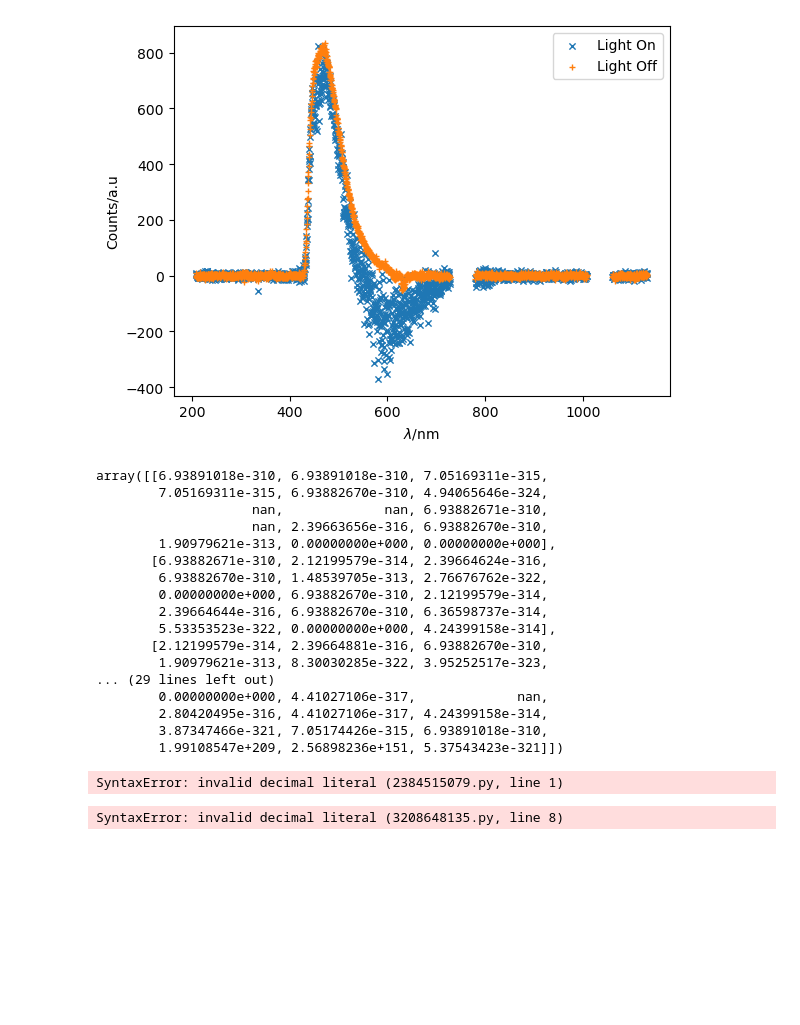
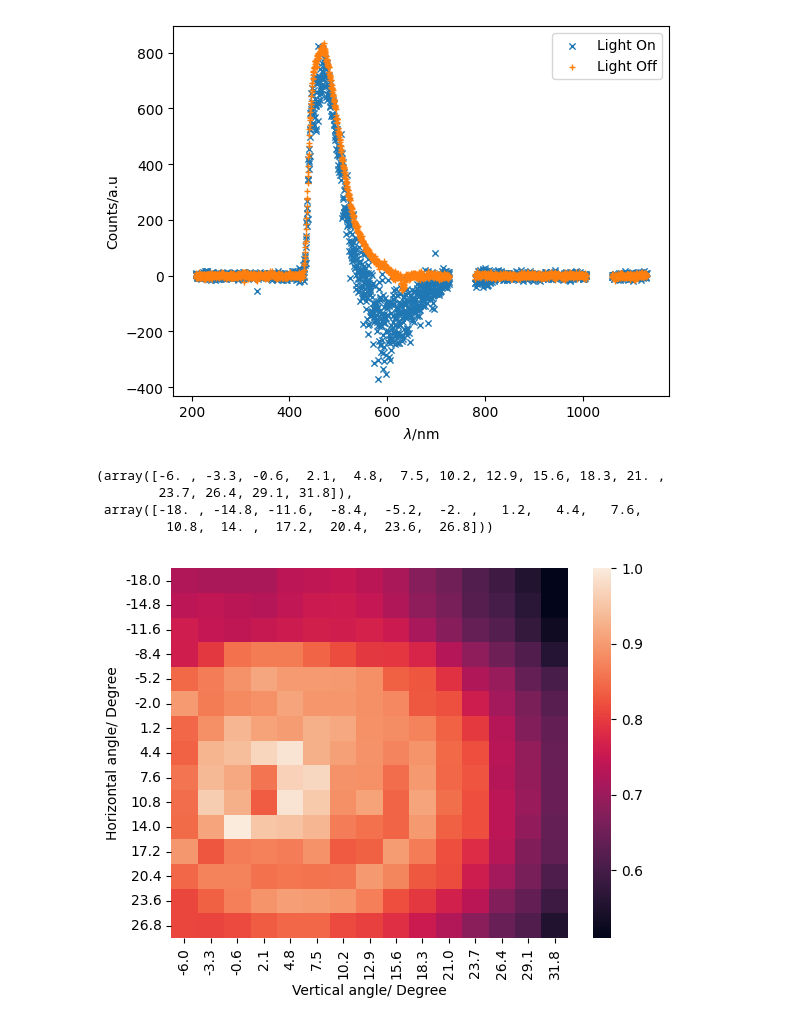
Before and after one commit to th3odor/TP_lab, a Jupyter notebook: reports/V_SciFi/aw.ipynb, the cells around one changed output. Cells and saved outputs as stored; diff of their text form; code cells hidden in the pictures; blank space fills up the shorter version.

```diff
--- a/reports/V_SciFi/aw.ipynb
+++ b/reports/V_SciFi/aw.ipynb
@@ -7,5 +8,6 @@ import csv
 # %%
 sim=[]
+N = 1200
 
-for i in range(1200):
-    sim.append(pd.read_csv(f'data_local/sim2/job_{i}.txt', sep="\t",encoding='iso-8859-1', on_bad_lines='skip',engine='python'))
+for i in range(N):
+    sim.append(pd.read_csv(f'data_local/sim2/job_{i}.txt', sep="\t",encoding='iso-8859-1', on_bad_lines='skip'))
@@ -37,38 +30,40 @@ plt.xlabel(r'$\lambda/$nm')
 plt.ylabel('Counts/a.u');
 # %% [output]
 [figure]
-# %%
-np.empty((9,15))
-# %% [output]
-array([[6.93891018e-310, 6.93891018e-310, 7.05169311e-315,
-        7.05169311e-315, 6.93882670e-310, 4.94065646e-324,
-                    nan,             nan, 6.93882671e-310,
-                    nan, 2.39663656e-316, 6.93882670e-310,
-        1.90979621e-313, 0.00000000e+000, 0.00000000e+000],
-       [6.93882671e-310, 2.12199579e-314, 2.39664624e-316,
-        6.93882670e-310, 1.48539705e-313, 2.76676762e-322,
-        0.00000000e+000, 6.93882670e-310, 2.12199579e-314,
-        2.39664644e-316, 6.93882670e-310, 6.36598737e-314,
-        5.53353523e-322, 0.00000000e+000, 4.24399158e-314],
-       [2.12199579e-314, 2.39664881e-316, 6.93882670e-310,
-        1.90979621e-313, 8.30030285e-322, 3.95252517e-323,
-... (29 lines left out)
-        0.00000000e+000, 4.41027106e-317,             nan,
-        2.80420495e-316, 4.41027106e-317, 4.24399158e-314,
-        3.87347466e-321, 7.05174426e-315, 6.93891018e-310,
-        1.99108547e+209, 2.56898236e+151, 5.37543423e-321]])
-# %%
-{:.2f}f"data_local/TheoCanRadial/Attenuation_h={0.0002}deg_v=-{0.0}deg_x=0mm.txt"
-# %% [output]
-SyntaxError: invalid decimal literal (2384515079.py, line 1)
-# %%
-radial = np.empty((9,15))
-for (i,h) in enumerate(np.linspace(-18,26.8,15)):
-    for (j,v) in enumerate(np.linspace(-6,31.8,15)):
-
-        try:
-            radial[i,j] = pd.read_csv(f"data_local/TheoCanRadial/Attenuation_h={h}deg_v=-{v}deg_x=0mm.txt")
-        except:
-            radial[i,j] = pd.read_csv({:.2f}f"data_local/TheoCanRadial/Attenuation_h={h}deg_v=-{v}deg_x=0mm.txt")
-# %% [output]
-SyntaxError: invalid decimal literal (3208648135.py, line 8)
+# %%
+np.linspace(-6,31.8,15), np.linspace(-18,26.8,15)
+# %% [output]
+(array([-6. , -3.3, -0.6,  2.1,  4.8,  7.5, 10.2, 12.9, 15.6, 18.3, 21. ,
+        23.7, 26.4, 29.1, 31.8]),
+ array([-18. , -14.8, -11.6,  -8.4,  -5.2,  -2. ,   1.2,   4.4,   7.6,
+         10.8,  14. ,  17.2,  20.4,  23.6,  26.8]))
+# %%
+radialC = np.empty((15,15))
+radialDC = np.empty((15,15))
+for (i,h) in enumerate(np.linspace(-18,26.8,15)):
+    for (j,v) in enumerate(np.linspace(-6,31.8,15)):
+        # print(i,j,"   ",h,v.round(1))
+        try:
+            radC_ = pd.read_csv(f"data_local/TheoCanRadial/Attenuation_h={h:.1f}deg_v={v:.1f}deg_x=0mm.txt",sep="\t")
+            radDC_ = pd.read_csv(f"data_local/TheoCanRadial/DarkCounts_h={h:.1f}deg_v={v:.1f}deg.txt",sep="\t")
+        except:
+            try:
+                radC_ = pd.read_csv(f"data_local/TheoCanRadial/Attenuation_h={h:.0f}deg_v={v:.1f}deg_x=0mm.txt",sep="\t")
+                radDC_ = pd.read_csv(f"data_local/TheoCanRadial/DarkCounts_h={h:.0f}deg_v={v:.1f}deg.txt",sep="\t")
+            except:
+                try:
+                    radC_ = pd.read_csv(f"data_local/TheoCanRadial/Attenuation_h={h:.1f}deg_v={v:.0f}deg_x=0mm.txt",sep="\t")
+                    radDC_ = pd.read_csv(f"data_local/TheoCanRadial/DarkCounts_h={h:.1f}deg_v={v:.0f}deg.txt",sep="\t")
+                except:
+                    radC_ = pd.read_csv(f"data_local/TheoCanRadial/Attenuation_h={h:.0f}deg_v={v:.0f}deg_x=0mm.txt",sep="\t")
+                    radDC_ = pd.read_csv(f"data_local/TheoCanRadial/DarkCounts_h={h:.0f}deg_v={v:.0f}deg.txt",sep="\t")
+        radialC[i,j] =  radC_[radC_.columns[-1]].sum()
+        radialDC[i,j] =  radDC_[radDC_.columns[-1]].sum()
+
+rad = (radialC - radialDC)/np.max((radialC - radialDC))
+# %%
+sns.heatmap(rad, yticklabels=np.linspace(-18,26.8,15).round(1), xticklabels=np.linspace(-6,31.8,15).round(1))
+plt.xlabel('Vertical angle/ Degree')
+plt.ylabel('Horizontal angle/ Degree');
+# %% [output]
+[figure, added]
```
Also changed, not shown: parts of 8 cells of this notebook.
